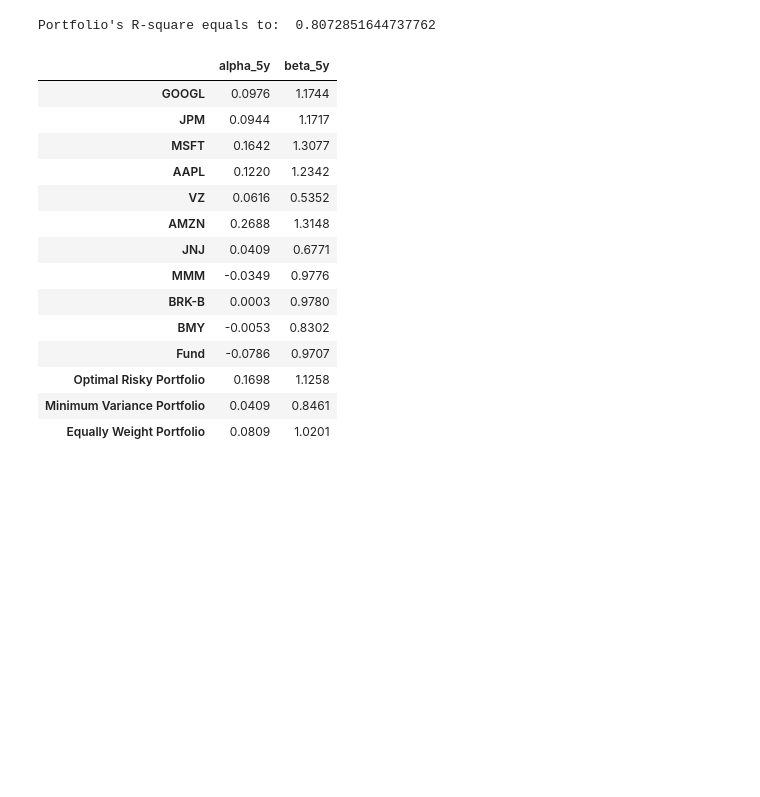
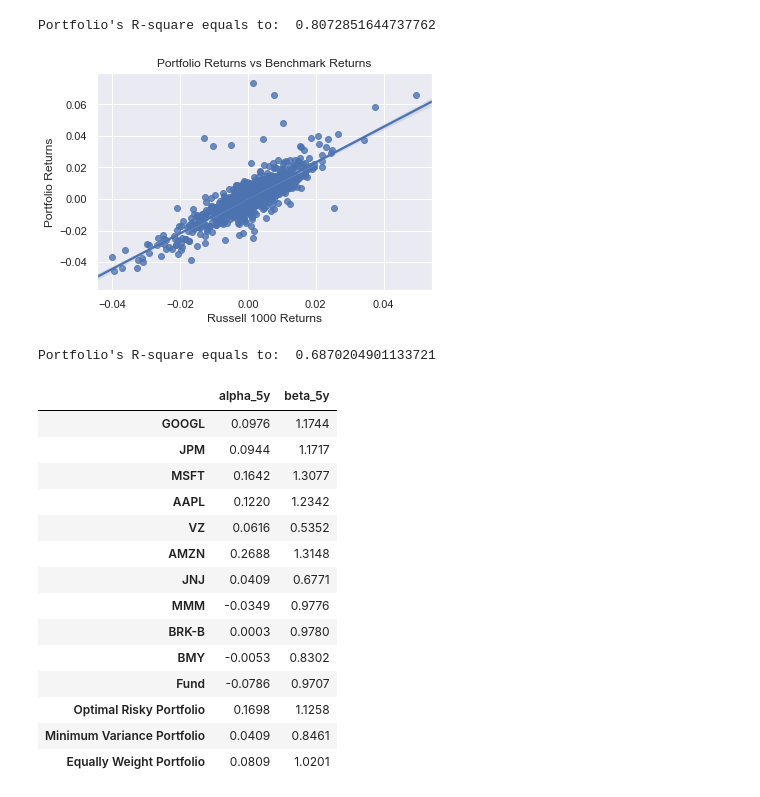
Before and after one commit to AndyCheungSZU/Portfolio-Management-Coursework, a Jupyter notebook: alpha, beta, r-square, information ratio(Based on Russell 1000).ipynb, the cells around one changed output. Cells and saved outputs as stored; diff of their text form; code cells hidden in the pictures; blank space fills up the shorter version.

```diff
--- a/alpha, beta, r-square, information ratio(Based on Russell 1000).ipynb
+++ b/alpha, beta, r-square, information ratio(Based on Russell 1000).ipynb
@@ -58,6 +58,17 @@ print("Portfolio's R-square equals to: ", rsquared(x, y[:, 10]))
 # %% [output]
 [figure]
 Portfolio's R-square equals to:  0.8072851644737762
+# %%
+sns.regplot(x, y[:, 11])
+
+plt.xlabel("Russell 1000 Returns")
+plt.ylabel("Portfolio Returns")
+plt.title("Portfolio Returns vs Benchmark Returns")
+plt.show()
+print("Portfolio's R-square equals to: ", rsquared(x, y[:, 11]))
+# %% [output]
+[figure, added]
+Portfolio's R-square equals to:  0.6870204901133721
 # %%
 AB_5y = pd.DataFrame()
 alpha_5y = []
```
